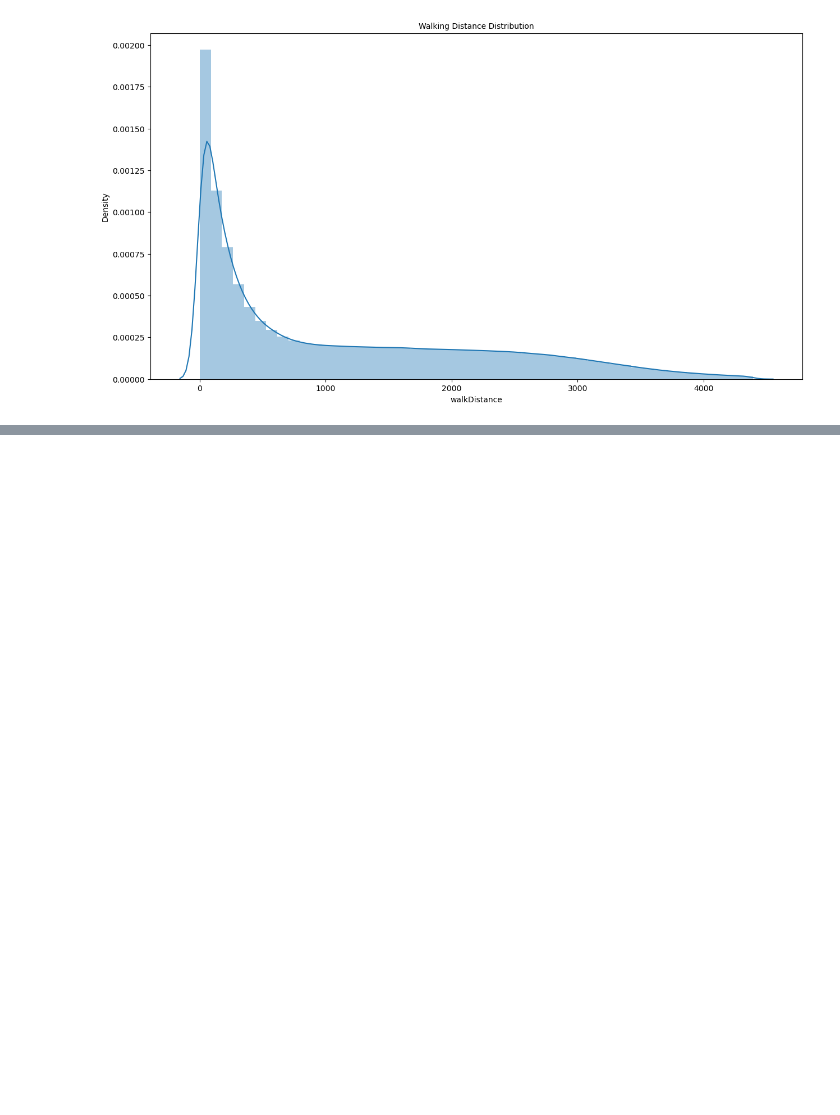
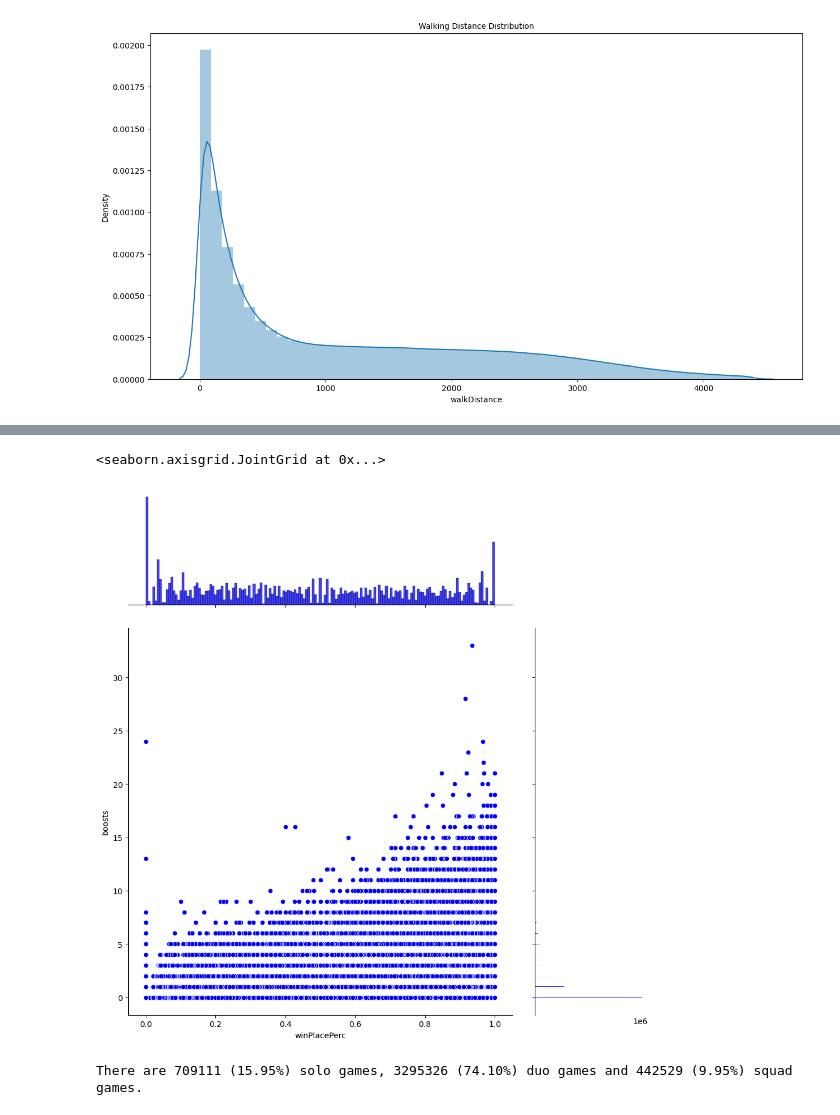
Before and after one commit to minyoungci/Kaggle, a Jupyter notebook: PUBG/PUBG EDA.ipynb, the cells around one changed output, grey strips where cells are left out. Saved outputs shown, nothing was run; the diff lists cells and outputs as text; code cells hidden in the pictures; blank space fills up the shorter version.

```diff
--- a/PUBG/PUBG EDA.ipynb
+++ b/PUBG/PUBG EDA.ipynb
@@ -131,0 +151,12 @@ plt.show()
+# %%
+sns.jointplot(x='winPlacePerc', y='boosts', data=train, height=10, ratio=3, color='blue')
+# %% [output]
+<seaborn.axisgrid.JointGrid at 0x...>
+[figure, added]
+# %%
+solos = train[train['numGroups']>50]
+duos = train[(train['numGroups']>25) & (train['numGroups']<=50)]
+squads = train[train['numGroups']<=25]
+print("There are {} ({:.2f}%) solo games, {} ({:.2f}%) duo games and {} ({:.2f}%) squad games.".format(len(solos), 100*len(solos)/len(train), len(duos), 100*len(duos)/len(train), len(squads), 100*len(squads)/len(train),))
+# %% [output]
+There are 709111 (15.95%) solo games, 3295326 (74.10%) duo games and 442529 (9.95%) squad games.
```
Also changed, not shown: parts of 2 cells of this notebook.
